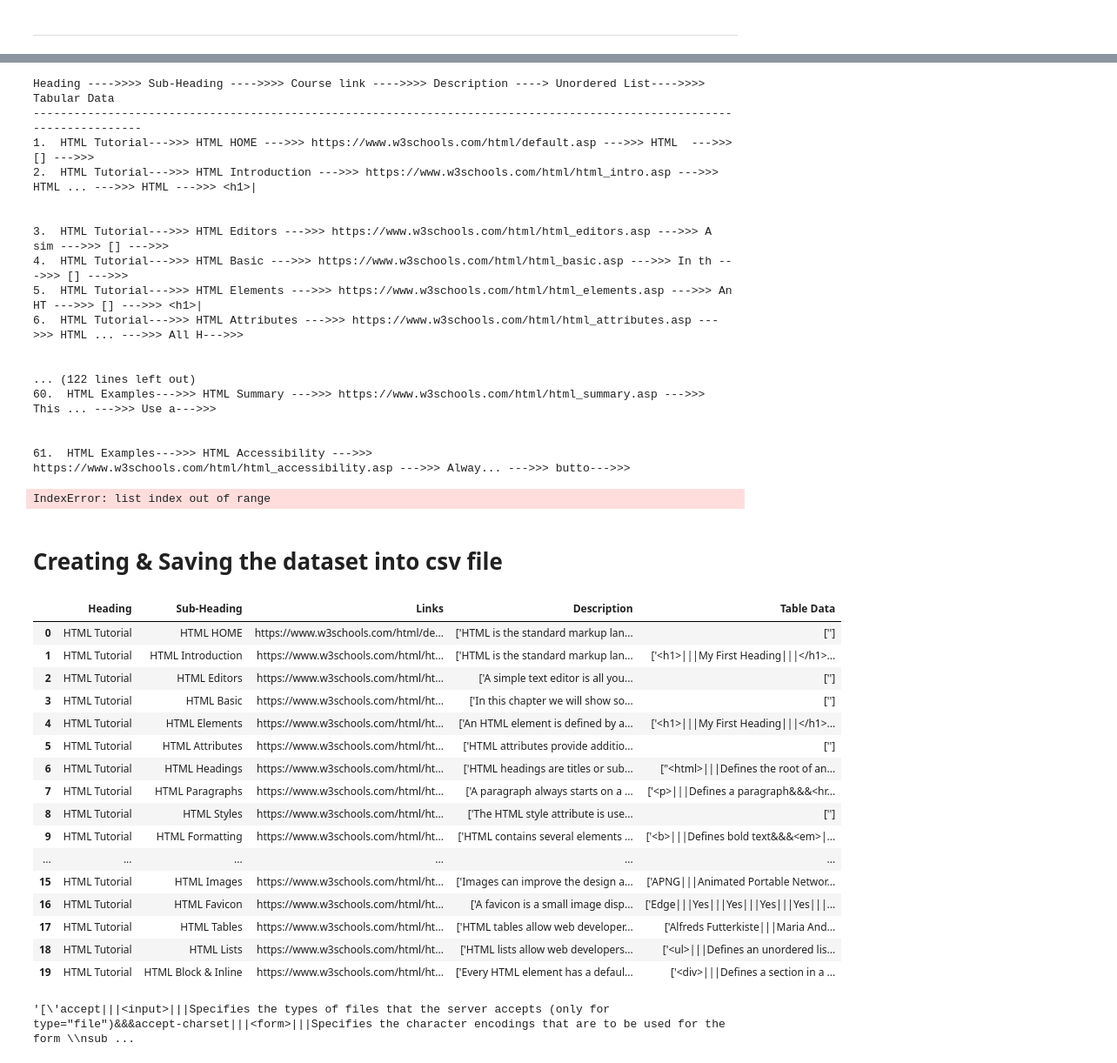
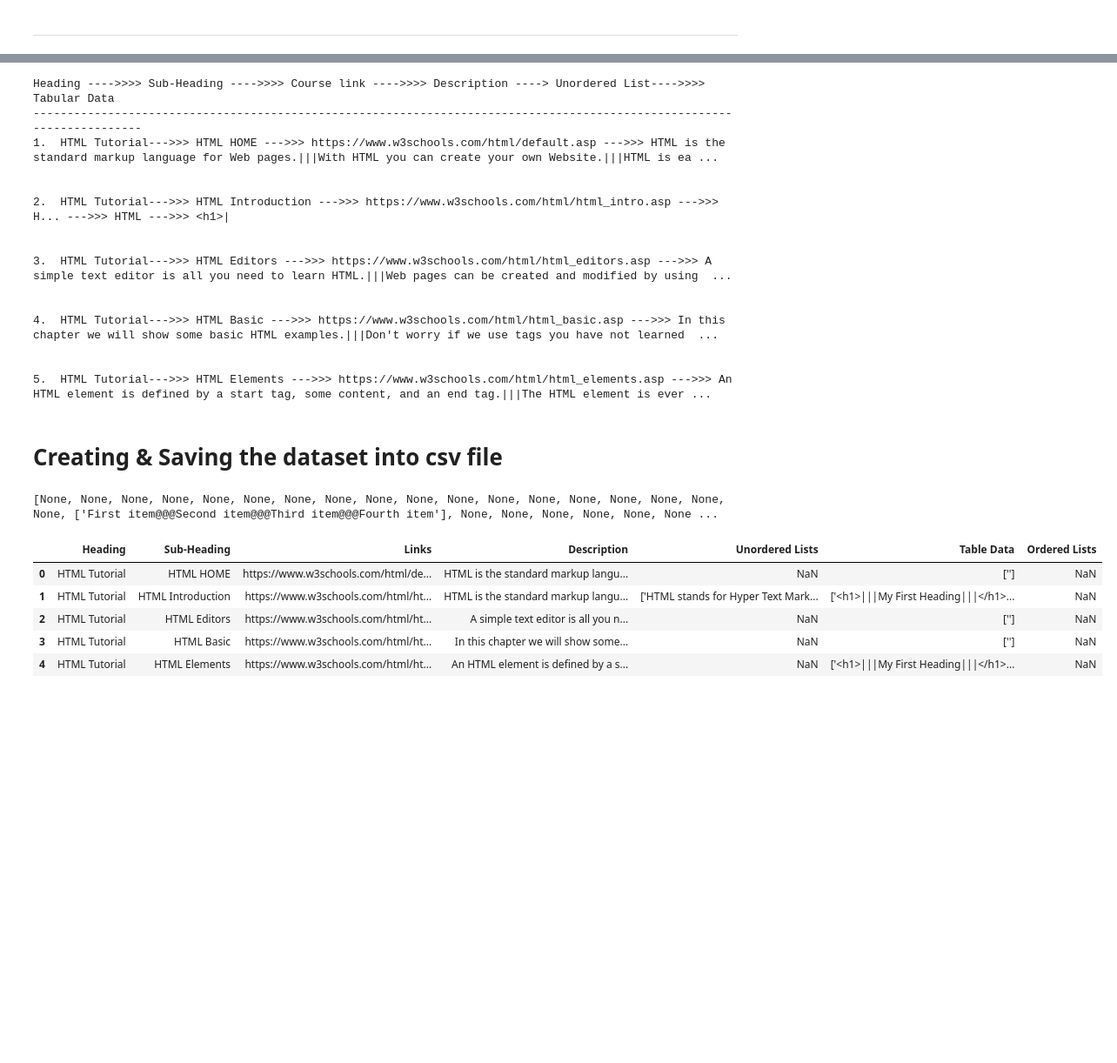
Before and after one commit to nithin-sylesh/OnePercent_Web_Scrapping-, a Jupyter notebook: HTMLWebScrapping.ipynb, the cells around one changed output, grey strips where cells are left out. Shown at 87% size. Drawn from its saved outputs; the diff is of its cells as text; code cells hidden in the pictures; blank space fills up the shorter version.

Commit message:
Ordered Lists is added and NaN values are kept Empty

```diff
--- a/HTMLWebScrapping.ipynb
+++ b/HTMLWebScrapping.ipynb
@@ -276,32 +305,29 @@ len(course_heading), len(course_subheading), len(course_links), len(sub_page_con
 # %%
 print("Heading ---->>>> Sub-Heading ---->>>> Course link ---->>>> Description ----> Unordered List---->>>> Tabular Data")
 print('-----------------------------------------------------------------------------------------------------------------------')
-for i in range(length):
+for i in range(5):
     try:
         print(f'{i+1}.  {course_heading[i]}--->>> {course_subheading[i]} --->>> {course_links[i]} --->>> {sub_page_content_list[i][0][:5]}... --->>> {unordered_lists[i][0][:5]}--->>> {page_table[i][0][:5]}')
         print('\n')
     except:
-        print(f'{i+1}.  {course_heading[i]}--->>> {course_subheading[i]} --->>> {course_links[i]} --->>> {sub_page_content_list[i][0][:5]} --->>> {unordered_lists[i][:5]} --->>> {page_table[i][0][:5]}')
-        #print('\n')
+        print(f'{i+1}.  {course_heading[i]}--->>> {course_subheading[i]} --->>> {course_links[i]} --->>> {sub_page_content_list[i]} --->>> {unordered_lists[i]} --->>> {page_table[i]}')
+        print('\n')
 # %% [output]
 Heading ---->>>> Sub-Heading ---->>>> Course link ---->>>> Description ----> Unordered List---->>>> Tabular Data
 -----------------------------------------------------------------------------------------------------------------------
-1.  HTML Tutorial--->>> HTML HOME --->>> https://www.w3schools.com/html/default.asp --->>> HTML  --->>> [] --->>>
-2.  HTML Tutorial--->>> HTML Introduction --->>> https://www.w3schools.com/html/html_intro.asp --->>> HTML ... --->>> HTML --->>> <h1>|
+1.  HTML Tutorial--->>> HTML HOME --->>> https://www.w3schools.com/html/default.asp --->>> HTML is the standard markup language for Web pages.|||With HTML you can create your own Website.|||HTML is ea ...
 
 
-3.  HTML Tutorial--->>> HTML Editors --->>> https://www.w3schools.com/html/html_editors.asp --->>> A sim --->>> [] --->>>
-4.  HTML Tutorial--->>> HTML Basic --->>> https://www.w3schools.com/html/html_basic.asp --->>> In th --->>> [] --->>>
-5.  HTML Tutorial--->>> HTML Elements --->>> https://www.w3schools.com/html/html_elements.asp --->>> An HT --->>> [] --->>> <h1>|
-6.  HTML Tutorial--->>> HTML Attributes --->>> https://www.w3schools.com/html/html_attributes.asp --->>> HTML ... --->>> All H--->>>
+2.  HTML Tutorial--->>> HTML Introduction --->>> https://www.w3schools.com/html/html_intro.asp --->>> H... --->>> HTML --->>> <h1>|
 
 
-... (122 lines left out)
-60.  HTML Examples--->>> HTML Summary --->>> https://www.w3schools.com/html/html_summary.asp --->>> This ... --->>> Use a--->>>
+3.  HTML Tutorial--->>> HTML Editors --->>> https://www.w3schools.com/html/html_editors.asp --->>> A simple text editor is all you need to learn HTML.|||Web pages can be created and modified by using  ...
 
 
-61.  HTML Examples--->>> HTML Accessibility --->>> https://www.w3schools.com/html/html_accessibility.asp --->>> Alway... --->>> butto--->>>
+4.  HTML Tutorial--->>> HTML Basic --->>> https://www.w3schools.com/html/html_basic.asp --->>> In this chapter we will show some basic HTML examples.|||Don't worry if we use tags you have not learned  ...
+
+
+5.  HTML Tutorial--->>> HTML Elements --->>> https://www.w3schools.com/html/html_elements.asp --->>> An HTML element is defined by a start tag, some content, and an end tag.|||The HTML element is ever ...
-IndexError: list index out of range
 # %% [markdown]
 # Creating & Saving the dataset into csv file
 # %%
@@ -317,27 +343,16 @@ with open('html_w3school.csv', 'w', encoding='utf8', newline='') as f:
 # %%
 file = pd.read_csv('html_w3school.csv')
 dataset = pd.DataFrame(file)
+# %%
+print(ordered_lists)
+# %% [output]
+[None, None, None, None, None, None, None, None, None, None, None, None, None, None, None, None, None, None, ['First item@@@Second item@@@Third item@@@Fourth item'], None, None, None, None, None, None ...
 # %%
-dataset.head(20)
+dataset.head(5)
 # %% [output]
-|  | Heading | Sub-Heading | Links | Description | Table Data |
-| 0 | HTML Tutorial | HTML HOME | https://www.w3schools.com/html/de... | ['HTML is the standard markup lan... | [''] |
-| 1 | HTML Tutorial | HTML Introduction | https://www.w3schools.com/html/ht... | ['HTML is the standard markup lan... | ['<h1>|||My First Heading|||</h1>... |
-| 2 | HTML Tutorial | HTML Editors | https://www.w3schools.com/html/ht... | ['A simple text editor is all you... | [''] |
-| 3 | HTML Tutorial | HTML Basic | https://www.w3schools.com/html/ht... | ['In this chapter we will show so... | [''] |
-| 4 | HTML Tutorial | HTML Elements | https://www.w3schools.com/html/ht... | ['An HTML element is defined by a... | ['<h1>|||My First Heading|||</h1>... |
-| 5 | HTML Tutorial | HTML Attributes | https://www.w3schools.com/html/ht... | ['HTML attributes provide additio... | [''] |
-| 6 | HTML Tutorial | HTML Headings | https://www.w3schools.com/html/ht... | ['HTML headings are titles or sub... | ["<html>|||Defines the root of an... |
-| 7 | HTML Tutorial | HTML Paragraphs | https://www.w3schools.com/html/ht... | ['A paragraph always starts on a ... | ['<p>|||Defines a paragraph&&&<hr... |
-| 8 | HTML Tutorial | HTML Styles | https://www.w3schools.com/html/ht... | ['The HTML style attribute is use... | [''] |
-| 9 | HTML Tutorial | HTML Formatting | https://www.w3schools.com/html/ht... | ['HTML contains several elements ... | ['<b>|||Defines bold text&&&<em>|... |
-| ... | ... | ... | ... | ... | ... |
-| 15 | HTML Tutorial | HTML Images | https://www.w3schools.com/html/ht... | ['Images can improve the design a... | ['APNG|||Animated Portable Networ... |
-| 16 | HTML Tutorial | HTML Favicon | https://www.w3schools.com/html/ht... | ['A favicon is a small image disp... | ['Edge|||Yes|||Yes|||Yes|||Yes|||... |
-| 17 | HTML Tutorial | HTML Tables | https://www.w3schools.com/html/ht... | ['HTML tables allow web developer... | ['Alfreds Futterkiste|||Maria And... |
-| 18 | HTML Tutorial | HTML Lists | https://www.w3schools.com/html/ht... | ['HTML lists allow web developers... | ['<ul>|||Defines an unordered lis... |
-| 19 | HTML Tutorial | HTML Block & Inline | https://www.w3schools.com/html/ht... | ['Every HTML element has a defaul... | ['<div>|||Defines a section in a ... |
+|  | Heading | Sub-Heading | Links | Description | Unordered Lists | Table Data | Ordered Lists |
+| 0 | HTML Tutorial | HTML HOME | https://www.w3schools.com/html/de... | HTML is the standard markup langu... | NaN | [''] | NaN |
+| 1 | HTML Tutorial | HTML Introduction | https://www.w3schools.com/html/ht... | HTML is the standard markup langu... | ['HTML stands for Hyper Text Mark... | ['<h1>|||My First Heading|||</h1>... | NaN |
+| 2 | HTML Tutorial | HTML Editors | https://www.w3schools.com/html/ht... | A simple text editor is all you n... | NaN | [''] | NaN |
+| 3 | HTML Tutorial | HTML Basic | https://www.w3schools.com/html/ht... | In this chapter we will show some... | NaN | [''] | NaN |
+| 4 | HTML Tutorial | HTML Elements | https://www.w3schools.com/html/ht... | An HTML element is defined by a s... | NaN | ['<h1>|||My First Heading|||</h1>... | NaN |
-# %%
-dataset['Table Data'][62]
-# %% [output]
-'[\'accept|||<input>|||Specifies the types of files that the server accepts (only for type="file")&&&accept-charset|||<form>|||Specifies the character encodings that are to be used for the form \\nsub ...
```
Also changed, not shown: parts of 17 cells of this notebook.
